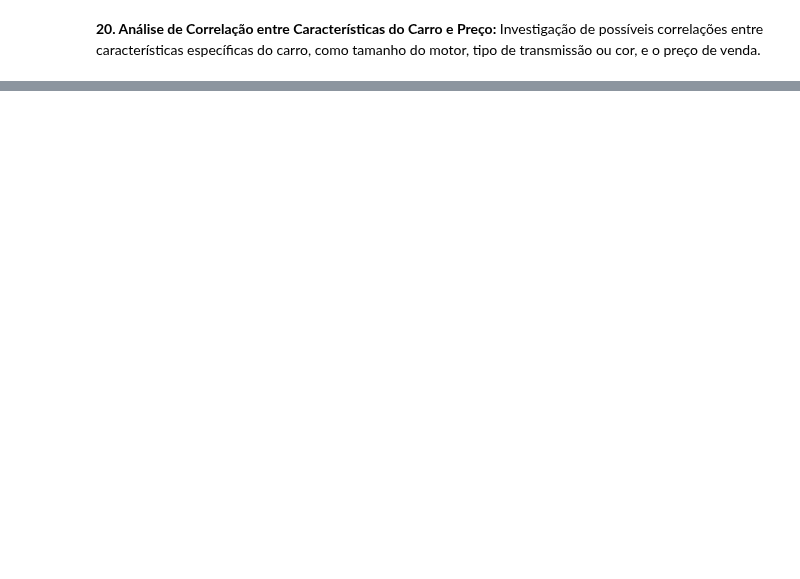
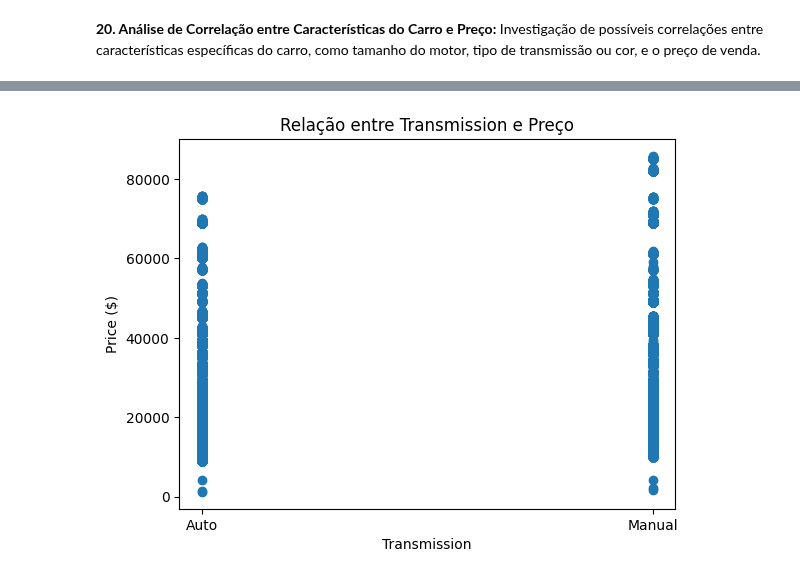
Before and after one commit to GabrielVila/Car-Sales-Report, a Jupyter notebook: projeto_carro.ipynb, the cells around one changed output, grey strips where cells are left out. Cells and saved outputs as stored; diff of their text form; code cells hidden in the pictures; blank space fills up the shorter version.

```diff
--- a/projeto_carro.ipynb
+++ b/projeto_carro.ipynb
@@ -234,0 +339,8 @@ Name: count, dtype: int64
+# %%
+plt.scatter(caracteristicas_preco['Transmission'], caracteristicas_preco['Price ($)'])
+plt.xlabel('Transmission')
+plt.ylabel('Price ($)')
+plt.title('Relação entre Transmission e Preço')
+plt.show()
+# %% [output]
+[figure, added]
```
Also changed, not shown: parts of 13 cells of this notebook.
